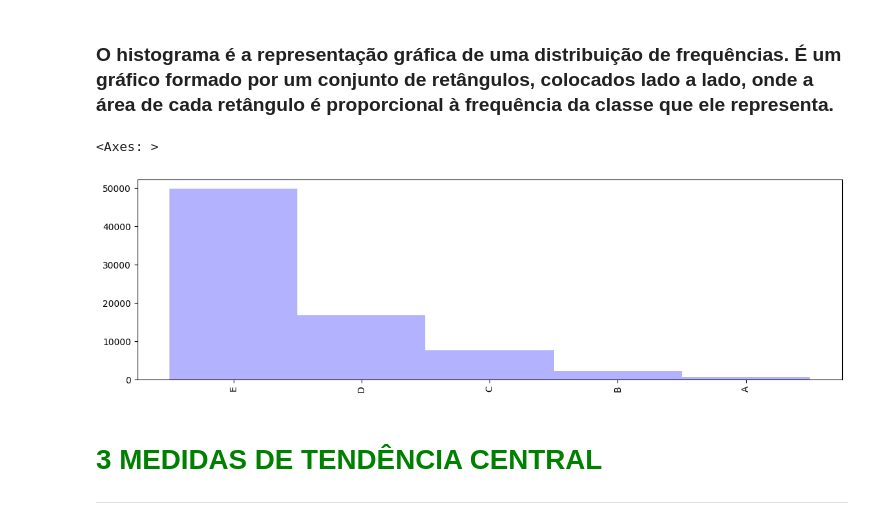
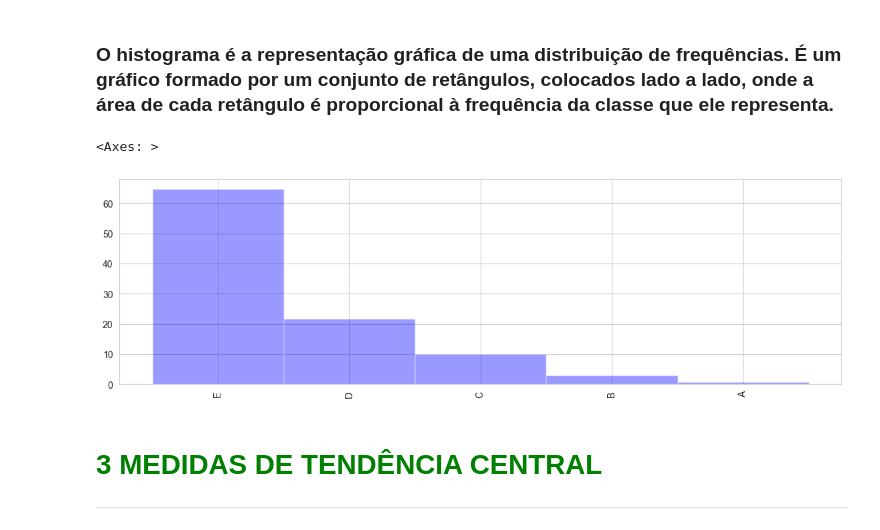
Before and after one commit to RaphaelfsOliveira/estatistica-com-python, a Jupyter notebook: Curso de Estatística/Curso_de_Estatística_Parte_1.ipynb, the cells around one changed output. Saved outputs shown, nothing was run; the diff lists cells and outputs as text; code cells hidden in the pictures.

```diff
--- a/Curso de Estatística/Curso_de_Estatística_Parte_1.ipynb
+++ b/Curso de Estatística/Curso_de_Estatística_Parte_1.ipynb
@@ -505,6 +505,8 @@ O <b>HISTOGRAMA</b> é a representação gráfica de uma distribuição de frequ
 https://seaborn.pydata.org/
 # %%
 import seaborn as sns
+
+sns.set_style("whitegrid") # backgroud lines histogramas
 # %%
 ax = sns.distplot(df['Altura'], kde=False)
 
@@ -542,15 +544,15 @@ df_freq_quantitativas
 # %% [markdown]
 ### O histograma é a representação gráfica de uma distribuição de frequências. É um gráfico formado por um conjunto de retângulos, colocados lado a lado, onde a área de cada retângulo é proporcional à frequência da classe que ele representa.
 # %%
-df_freq_quantitativas['frequencia'].plot.bar(
+df_freq_quantitativas['percentual'].plot.bar(
     width=1,
     color='blue',
-    alpha=0.3,
+    alpha=0.4,
     figsize=(14, 4)
 )
 # %% [output]
 <Axes: >
-[figure, old version]
+[figure, new version]
 # %% [markdown]
 # <font color=green>3 MEDIDAS DE TENDÊNCIA CENTRAL</font>
 ***
```
Also changed, not shown: parts of 3 cells of this notebook.
